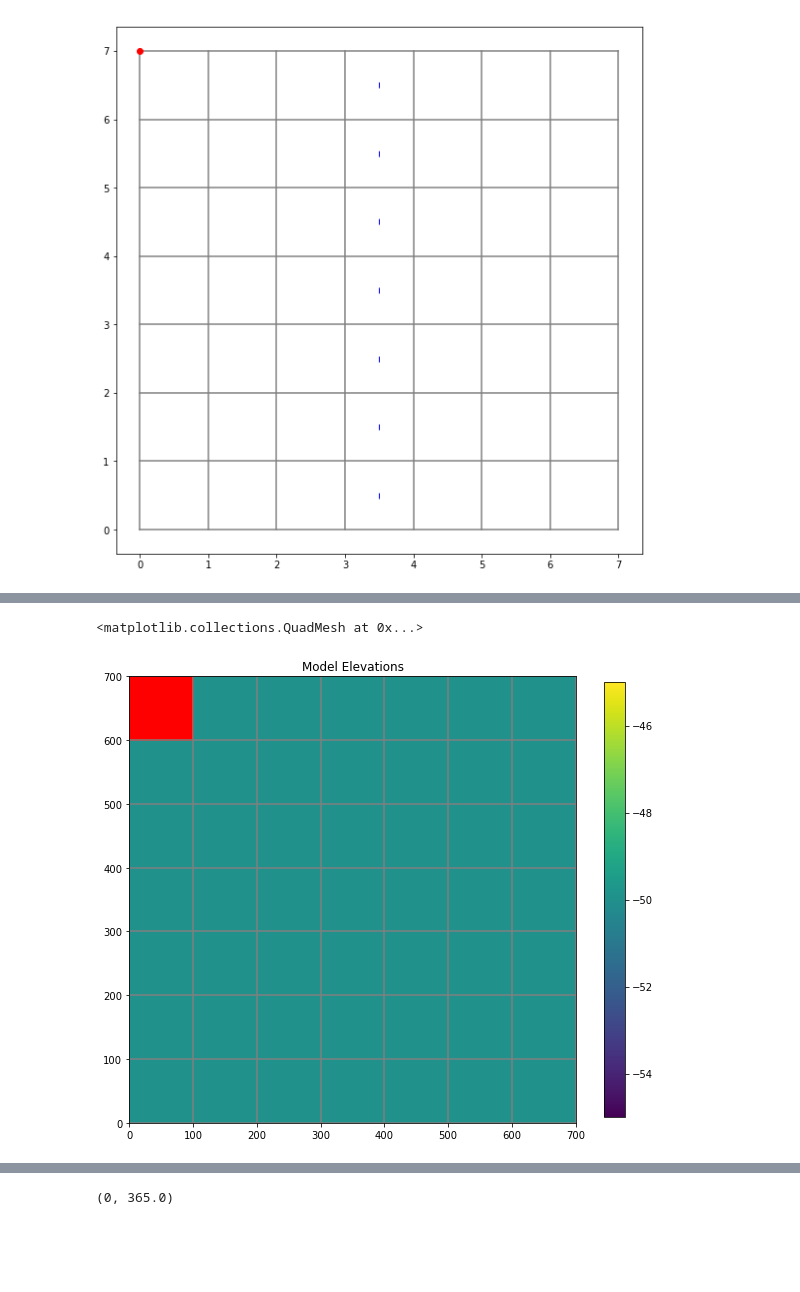
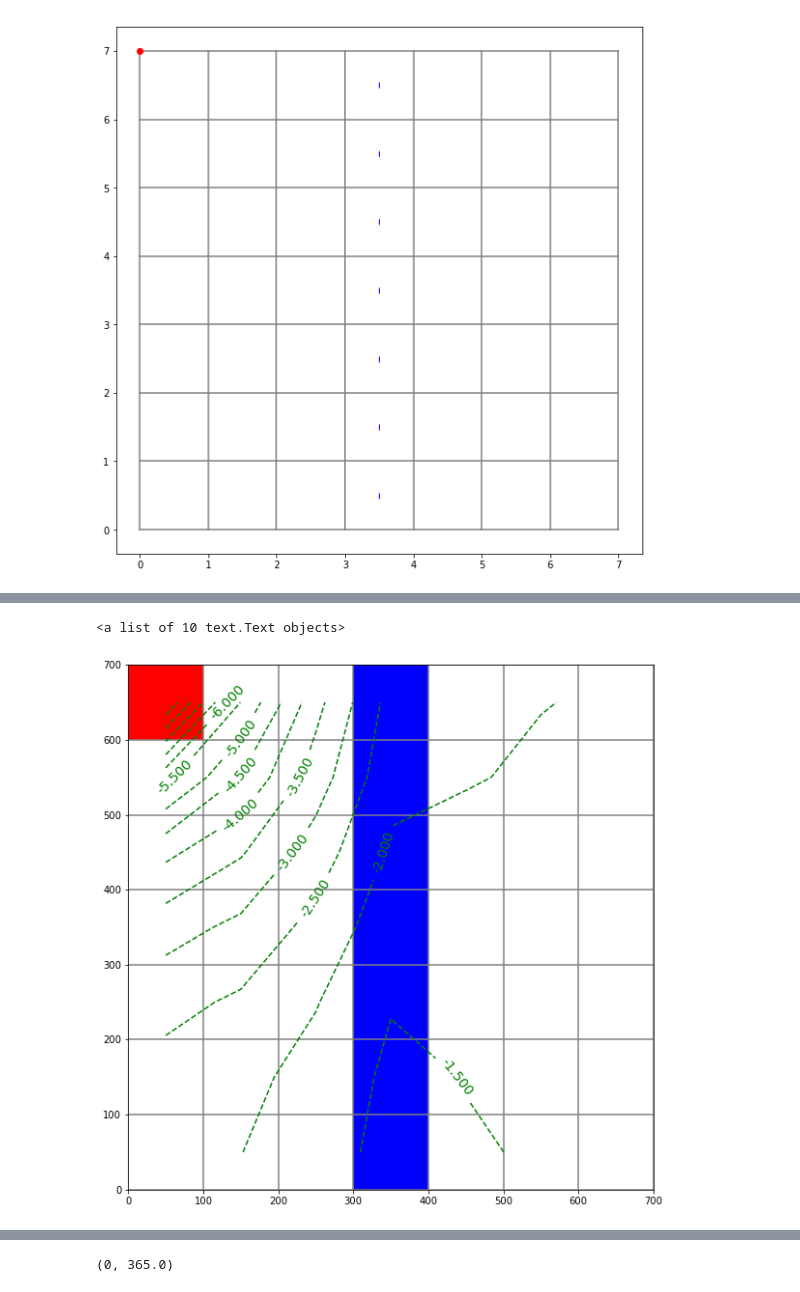
Before and after one commit to jordw22/modflow_epa, a Jupyter notebook: Notebooks/Problem 14 (Part b) - Head-Dependent Boundary Conditions.ipynb, the cells around one changed output, grey strips where cells are left out. Cells and saved outputs as stored; diff of their text form; code cells hidden in the pictures; blank space fills up the shorter version.

Commit message:
fixed contour graphs

```diff
--- a/Notebooks/Problem 14 (Part b) - Head-Dependent Boundary Conditions.ipynb
+++ b/Notebooks/Problem 14 (Part b) - Head-Dependent Boundary Conditions.ipynb
@@ -498,15 +514,13 @@ patches = modelxsect.plot_ibound()
 # %%
-# Plot the model bottom array
-a = mf.dis.botm.array
-
 fig = plt.figure(figsize=(10, 10))
 ax = fig.add_subplot(1, 1, 1, aspect='equal')
-ax.set_title('Model Elevations')
 modelmap = flopy.plot.ModelMap(model=mf)
-quadmesh = modelmap.plot_array(a)
+quadmesh = modelmap.plot_ibound()
 linecollection = modelmap.plot_grid()
-cb = plt.colorbar(quadmesh, shrink=.8)
-modelmap.plot_bc("WEL")
+ghb = modelmap.plot_bc('GHB', color='b', plotAll=True)
+quadmesh = modelmap.plot_bc('WEL', kper=1, plotAll=True)
+contour_set = modelmap.contour_array(head, levels=np.arange(-10, 0, 0.5), colors='g')
+plt.clabel(contour_set, inline=1, fontsize=14)
 # %% [output]
-<matplotlib.collections.QuadMesh at 0x...>
+<a list of 10 text.Text objects>
-[figure, old version]
+[figure, new version]
```
Also changed, not shown: parts of 8 cells of this notebook, 2 other files.
